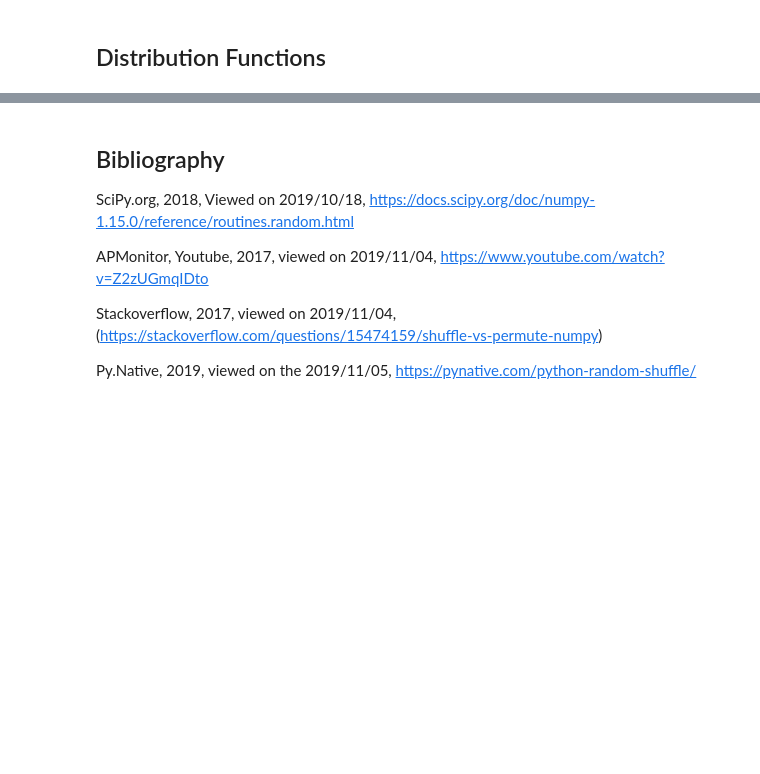
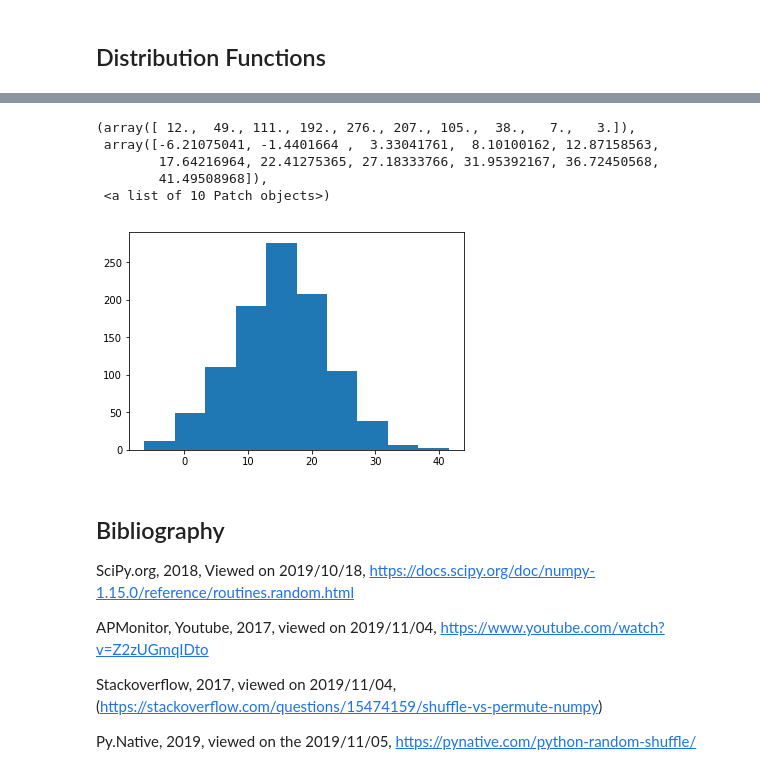
Before and after one commit to daithimarkham/Prog-Data-Anal-Assignment-2019, a Jupyter notebook: Numpy.Random.ipynb, the cells around one changed output, grey strips where cells are left out. Cells and saved outputs as stored; diff of their text form; code cells hidden in the pictures; blank space fills up the shorter version.

```diff
--- a/Numpy.Random.ipynb
+++ b/Numpy.Random.ipynb
@@ -219,3 +276,16 @@ array([[0, 1, 2],
+# %%
+# The data is being centered around the first number, if you change it around you can see.
+x = np.random.normal(15, 7, 1000)
+# %%
+# Shows the data on the x axis
+plt.hist(x)
+# %% [output]
+(array([ 12.,  49., 111., 192., 276., 207., 105.,  38.,   7.,   3.]),
+ array([-6.21075041, -1.4401664 ,  3.33041761,  8.10100162, 12.87158563,
+        17.64216964, 22.41275365, 27.18333766, 31.95392167, 36.72450568,
+        41.49508968]),
+ <a list of 10 Patch objects>)
+[figure, added]
 # %% [markdown]
 ## Bibliography
 
```
Also changed, not shown: parts of 24 cells of this notebook.
